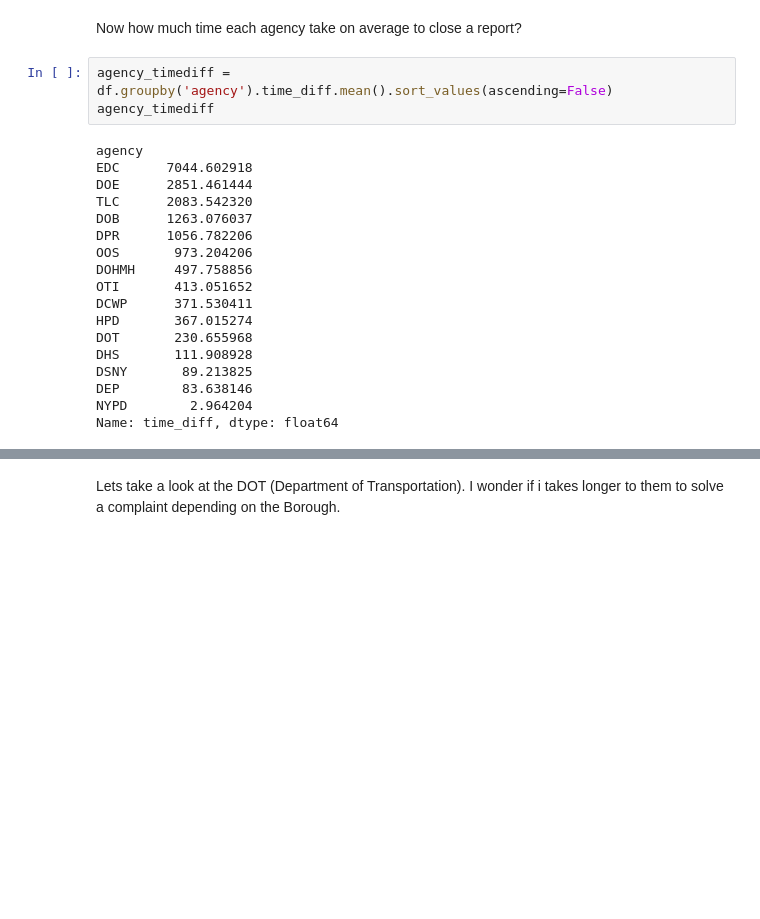
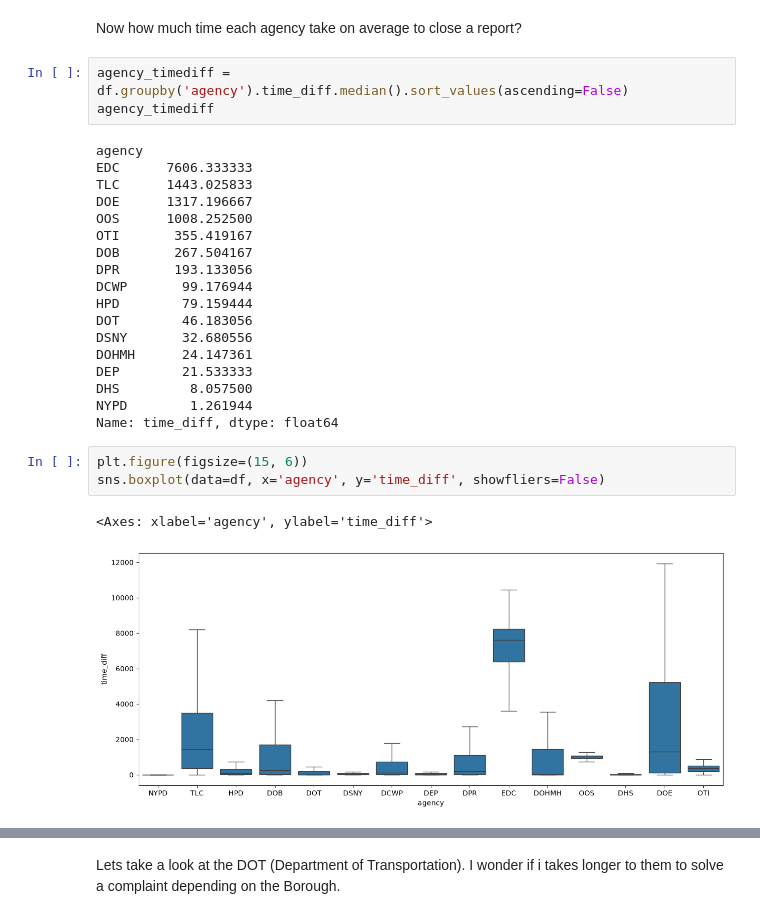
Before and after one commit to GustavoSerafim12/NYC311-2025-EDA, a Jupyter notebook: nyc311_eda.ipynb, the cells around one changed output, grey strips where cells are left out. Cells and saved outputs as stored; diff of their text form; blank space fills up the shorter version.

```diff
--- a/nyc311_eda.ipynb
+++ b/nyc311_eda.ipynb
@@ -404,24 +404,30 @@ df['time_diff'] = (df['closed_date'] - df['created_date']).dt.total_seconds() /
 # %% [markdown]
 Now how much time each agency take on average to close a report?
 # %%
-agency_timediff = df.groupby('agency').time_diff.mean().sort_values(ascending=False)
+agency_timediff = df.groupby('agency').time_diff.median().sort_values(ascending=False)
 agency_timediff
 # %% [output]
 agency
-EDC      7044.602918
-DOE      2851.461444
-TLC      2083.542320
-DOB      1263.076037
-DPR      1056.782206
-OOS       973.204206
-DOHMH     497.758856
-OTI       413.051652
-DCWP      371.530411
-HPD       367.015274
-DOT       230.655968
-DHS       111.908928
-DSNY       89.213825
-DEP        83.638146
-NYPD        2.964204
+EDC      7606.333333
+TLC      1443.025833
+DOE      1317.196667
+OOS      1008.252500
+OTI       355.419167
+DOB       267.504167
+DPR       193.133056
+DCWP       99.176944
+HPD        79.159444
+DOT        46.183056
+DSNY       32.680556
+DOHMH      24.147361
+DEP        21.533333
+DHS         8.057500
+NYPD        1.261944
 Name: time_diff, dtype: float64
+# %%
+plt.figure(figsize=(15, 6))
+sns.boxplot(data=df, x='agency', y='time_diff', showfliers=False)
+# %% [output]
+<Axes: xlabel='agency', ylabel='time_diff'>
+[figure, added]
 # %% [markdown]
```
Also changed, not shown: parts of 21 cells of this notebook.
